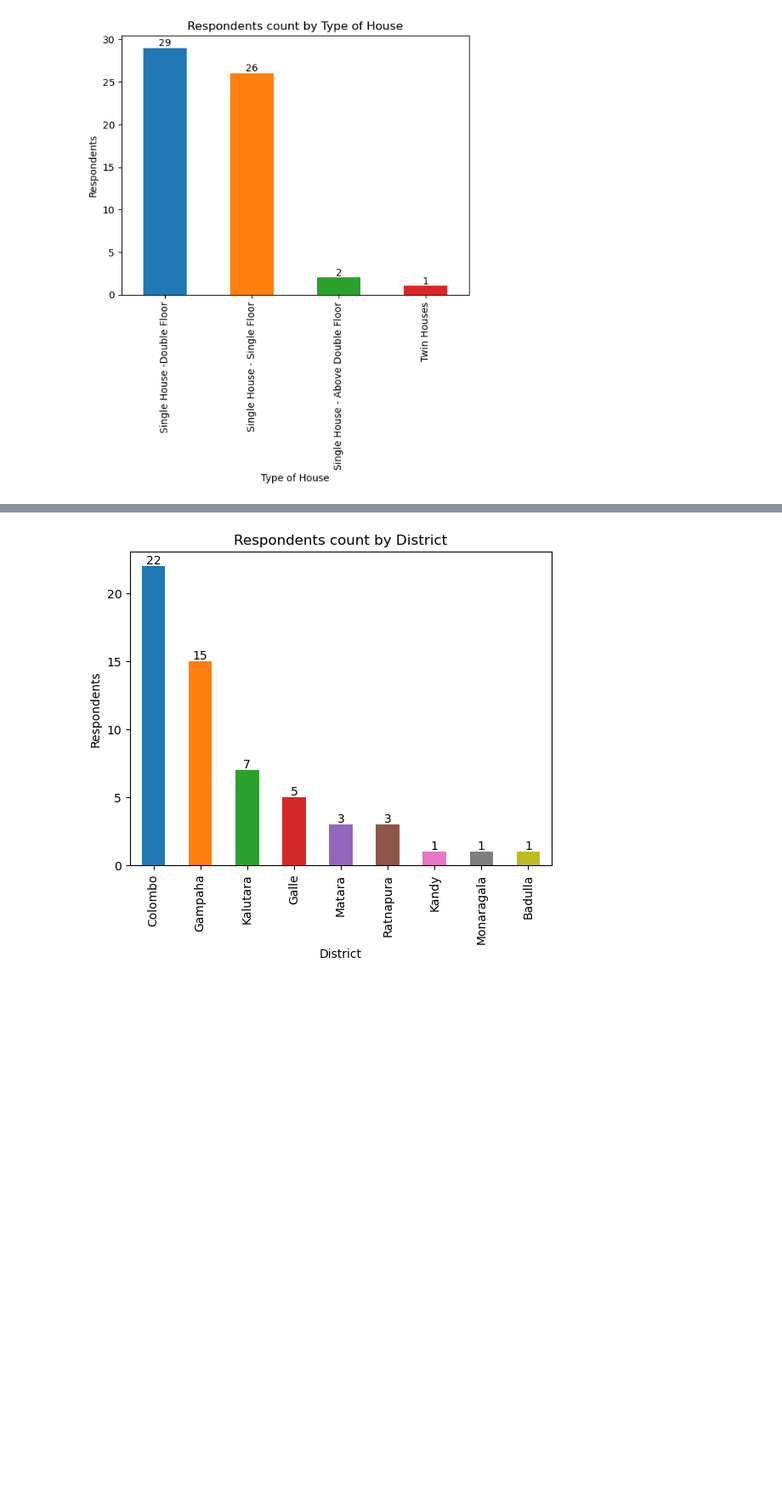
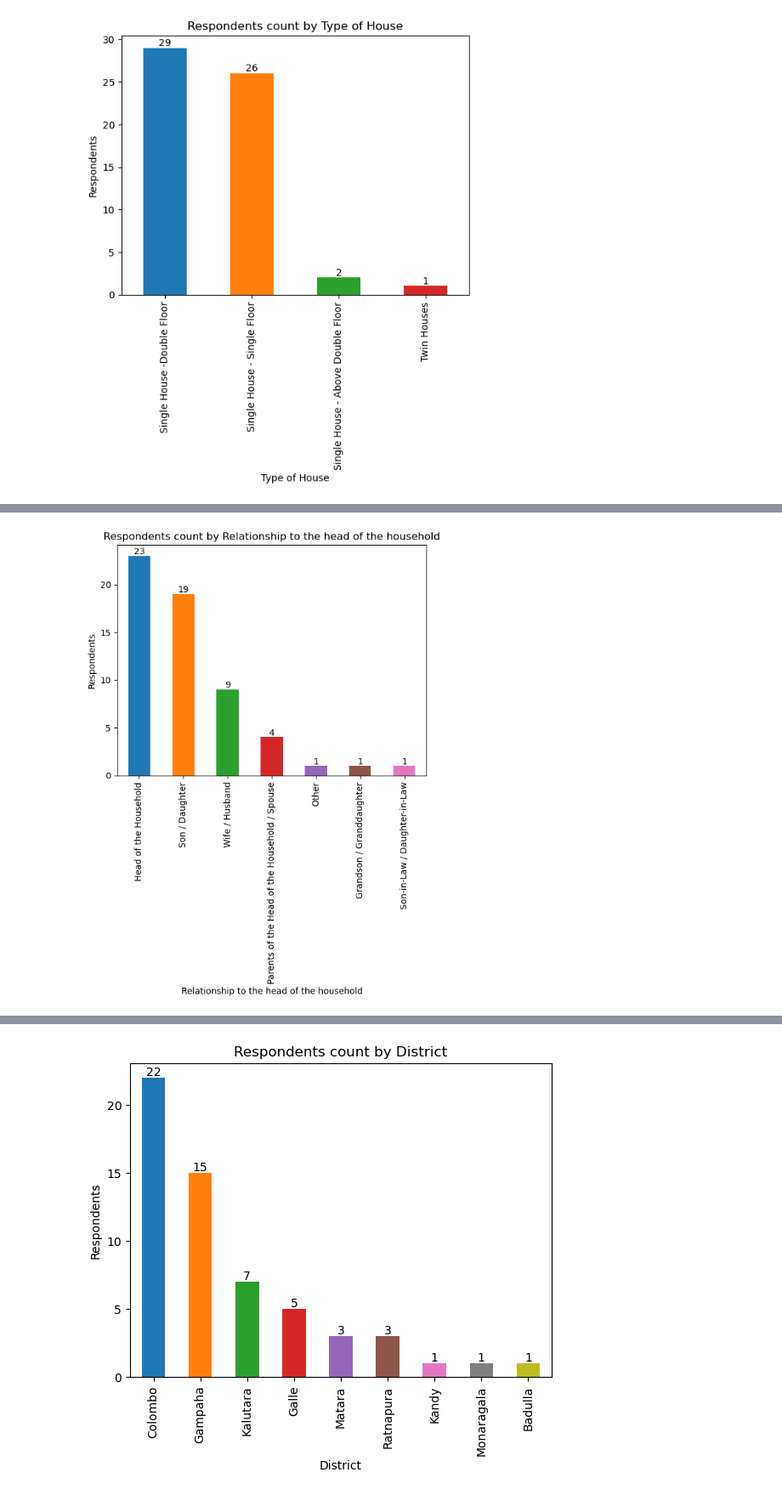
Before and after one commit to pcperera/energy-usage-sri-lanka, a Jupyter notebook: descriptive.ipynb, the cells around one changed output, grey strips where cells are left out. Shown at 85% size. Drawn from its saved outputs; the diff is of its cells as text; code cells hidden in the pictures; blank space fills up the shorter version.

```diff
--- a/descriptive.ipynb
+++ b/descriptive.ipynb
@@ -112,0 +138,4 @@ bar_plot('Number of Floors')
+# %%
+bar_plot('Relationship to the head of the household')
+# %% [output]
+[figure, added]
```
Also changed, not shown: parts of 31 cells of this notebook.
